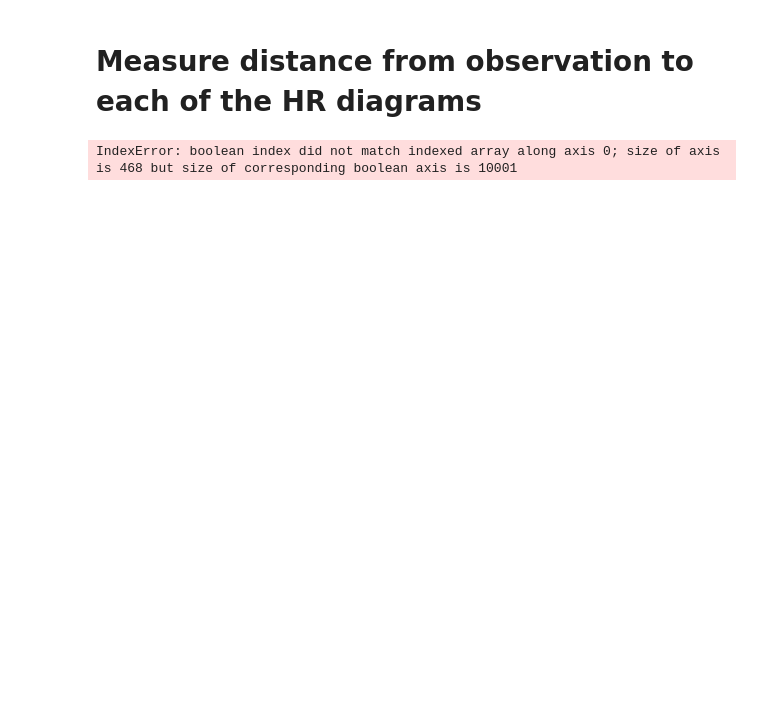
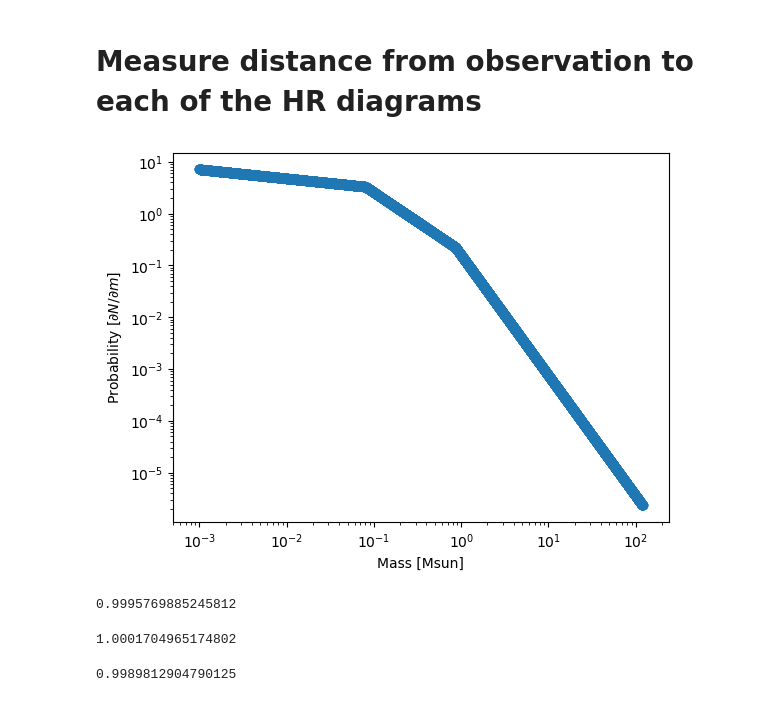
Before and after one commit to JASMINE-Mission/jasmine_mockcat, a Jupyter notebook: Notebooks/MockCattests.ipynb, the cells around one changed output. Saved outputs shown, nothing was run; the diff lists cells and outputs as text; code cells hidden in the pictures; blank space fills up the shorter version.

```diff
--- a/Notebooks/MockCattests.ipynb
+++ b/Notebooks/MockCattests.ipynb
@@ -134,7 +155,7 @@ Mu = cts["IMF"].getfloat("Mass_max") #max mass
 Ml = cts["IMF"].getfloat("Mass_min") #min mass
 nM = cts["IMF"].getint("num_bins_M")
 IMF_params = {"Mu":Mu,"Ml":Ml,"M1":cts["IMF"].getfloat("M1"),"M2":cts["IMF"].getfloat("M2"),
-                 "alpha1":cts["IMF"].getfloat("alpha1"),"alpha2":cts["IMF"].getfloat("alpha2"),"alpha3":cts["IMF"].getfloat("alpha3"),"norm":cts["IMF"].getfloat("norm")}
+                 "alpha1":cts["IMF"].getfloat("alpha1"),"alpha2":cts["IMF"].getfloat("alpha2"),"alpha3":cts["IMF"].getfloat("alpha3")} #,"norm":cts["IMF"].getfloat("norm")
 
 Dmax = cts["Basic"].getfloat("Dmax") #max distance in pc
 Dmin = cts["Basic"].getfloat("Dmin") #min distance in pc
@@ -280,0 +402,21 @@ A0s_notnan = [A0J,A0H,A0Ks]
+# %%
+def IMF_dNdlogm(mass,Mu = 120,M1 = 0.859770466578045,M2 = 0.08,Ml = 0.001,
+             alpha1 = 2.32279457078378,alpha2 = 1.13449983242887,alpha3 = 0.175862190587576):
+
+    C1_ = M1**(1-alpha1)*(alpha2-alpha1)/((1-alpha1)*(1-alpha2)) + M1**(alpha2-alpha1)*M2**(1-alpha2)*(alpha3-alpha2)/((1-alpha2)*(1-alpha3))-\
+            (Mu**(1-alpha1)/(1-alpha1) + Ml**(1-alpha3)*M2**(alpha3-alpha2)*M1**(alpha2-alpha1)/(1-alpha3))
+    C1 = 1/C1_
+    C2 = C1*M1**(alpha2-alpha1)
+    C3 = C2*M2**(alpha3-alpha2)
+
+    PlogM = np.zeros_like(mass)
+
+    mask1 = (mass>M1) & (mass<=Mu)
+    mask2 = (mass>M2) & (mass<=M1)
+    mask3 = (mass>Ml) & (mass<=M2)
+
+    PlogM[mask1] = C1*(mass[mask1])**(1-alpha1)
+    PlogM[mask2] = C2*(mass[mask2])**(1-alpha2)
+    PlogM[mask3] = C3*(mass[mask3])**(1-alpha3)
+
+    return PlogM
@@ -281,20 +425,26 @@ A0s_notnan = [A0J,A0H,A0Ks]
+# %%
+mass_bins = np.logspace(np.log10(cts["IMF"].getfloat("Mass_min")*0.9),np.log10(cts["IMF"].getfloat("Mass_max")*1.1),10000)
+# %%
+prior_mass = IMF_dNdlogm(mass_bins,**IMF_params)
+# %%
+plt.scatter(mass_bins,1/mass_bins*prior_mass)
+plt.gca().set_xscale("log")
+plt.gca().set_yscale("log")
+plt.xlabel("Mass [Msun]")
+plt.ylabel(r"Probability [$\partial N/\partial m$]");
+# %% [output]
+[figure, added]
+# %%
+scipy.integrate.simpson(1/mass_bins*prior_mass,x=mass_bins)
+# %% [output]
+0.9995769885245812
+# %%
+np.sum(1/mass_bins[:-1]*prior_mass[:-1]*(mass_bins[1:]-mass_bins[:-1]))
+# %% [output]
+1.0001704965174802
+# %%
+np.sum(1/mass_bins[1:]*prior_mass[1:]*(mass_bins[1:]-mass_bins[:-1]))
+# %% [output]
+0.9989812904790125
 # %%
 dist_bins = np.logspace(np.log10(Dmin),np.log10(12000),10000+1)
-# %%
-selected_particles = []
-for icomp_,MLi in enumerate(ML):
-    #To-Do: check if it works with only one magnitude
-    dist_std = get_gaussian_distance(mags_notnan,mag_errors_notnan,dist_bins,MLi,ML_indices,sigma_indices,max_indices,hscale,EJKs,A0s_notnan)
-
-    #B) Find points where distance is smaller than N-sigmas
-    close_HRd_mask = dist_std<sig_lim
-    close_HRd_mask_m = np.sum(close_HRd_mask,axis=1)
-    #C) Compute the likelihood
-    ## C.1) If there are NO points within N-sigma, simply ignore it
-    ## C.2) If there is only 1 point within N-sigma, then just integrate within 90% and 110% of the closest mass
-    ## C.3) Otherwise, numerically integrate within mass range (smallest and largest mass that are within 6sigma of observable)
-    mask = close_HRd_mask_m>sig_cut
-
-    selected_particles.append(MLi[mask])
-# %% [output]
-IndexError: boolean index did not match indexed array along axis 0; size of axis is 468 but size of corresponding boolean axis is 10001
```
Also changed, not shown: parts of 59 cells of this notebook, 2 other files.
